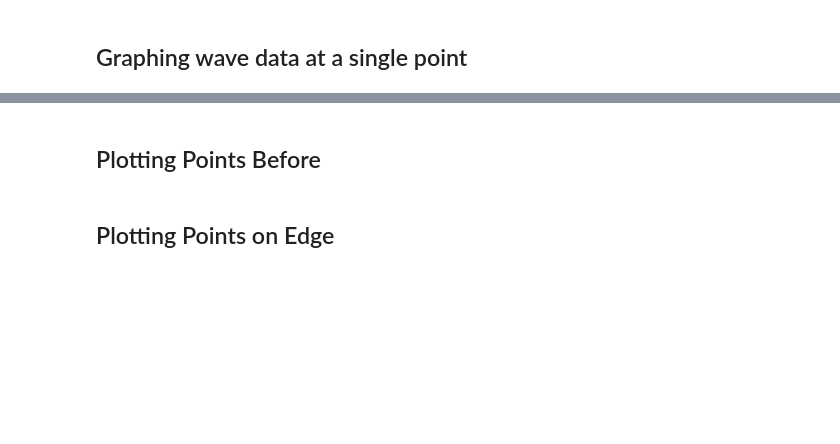
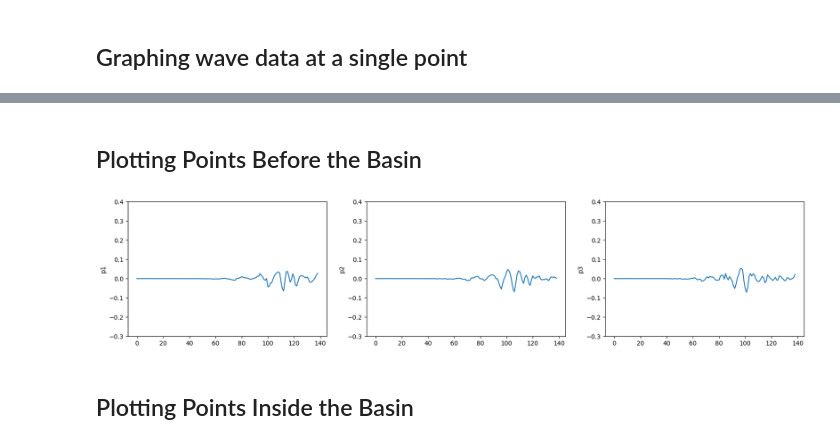
Before and after one commit to alexpopester/Shakeitoff, a Jupyter notebook: speed.ipynb, the cells around one changed output, grey strips where cells are left out. Drawn from its saved outputs; the diff is of its cells as text; code cells hidden in the pictures; blank space fills up the shorter version.

```diff
--- a/speed.ipynb
+++ b/speed.ipynb
@@ -132,14 +193,21 @@ plotter.show()
 df = pd.read_csv('pointData.csv')
 # %% [markdown]
-## Plotting Points Before
+## Plotting Points Before the Basin
 # %%
 fig, ax =plt.subplots(1,3, figsize=(20,4))
-sns.lineplot(df.before1, ax=ax[0])
-sns.lineplot(df.before2, ax=ax[1])
-sns.lineplot(df.before3, ax=ax[2])
+ax[0].set_ylim(-0.3, 0.4)
+ax[1].set_ylim(-0.3, 0.4)
+ax[2].set_ylim(-0.3, 0.4)
+
+sns.lineplot(df.p1, ax=ax[0])
+sns.lineplot(df.p2, ax=ax[1])
+sns.lineplot(df.p3, ax=ax[2])
+
 
 plt.show()
+# %% [output]
+[figure, added]
 # %% [markdown]
-## Plotting Points on Edge
+## Plotting Points Inside the Basin
 # %%
 fig, ax =plt.subplots(1,3, figsize=(20,4))
```
Also changed, not shown: parts of 12 cells of this notebook.
